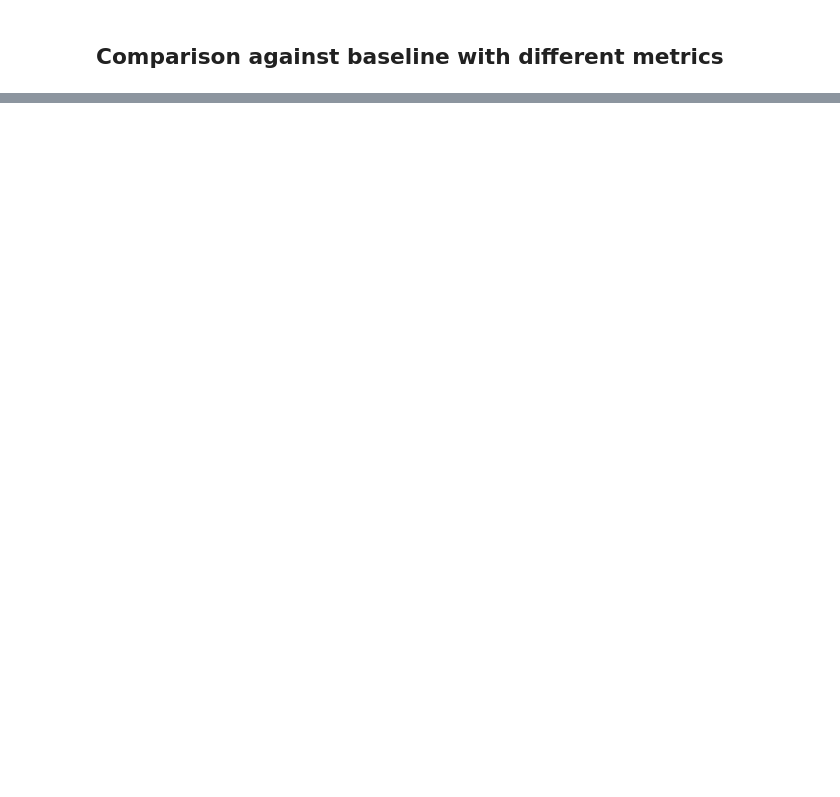
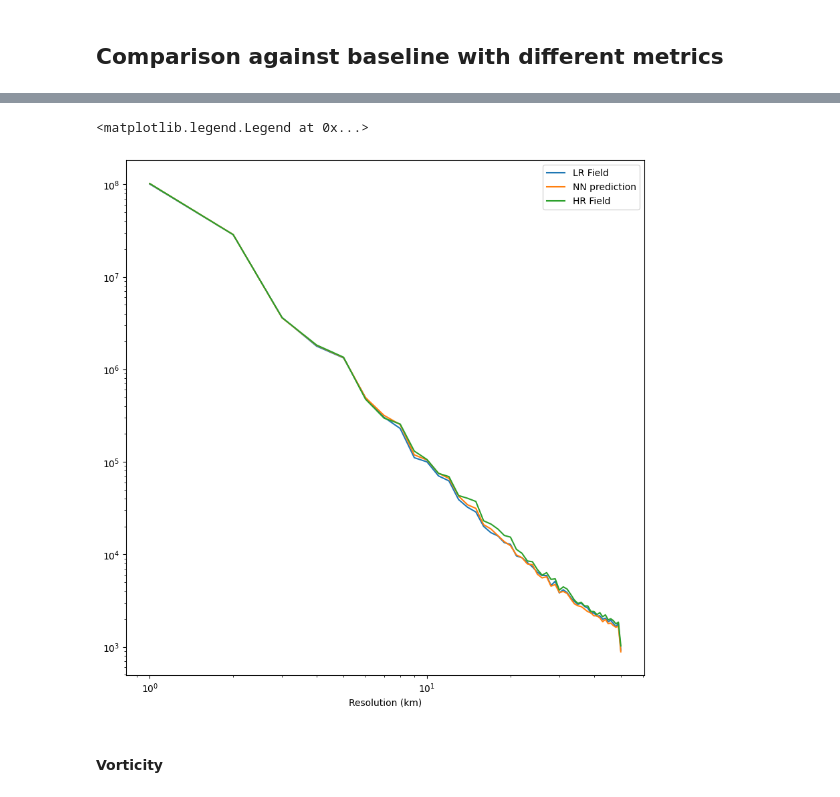
Before and after one commit to AntoineBernigaud/Super_Resolution_Data_Assimilation, a Jupyter notebook: Test_ResUnet.ipynb, the cells around one changed output, grey strips where cells are left out. Cells and saved outputs as stored; diff of their text form; code cells hidden in the pictures; blank space fills up the shorter version.

```diff
--- a/Test_ResUnet.ipynb
+++ b/Test_ResUnet.ipynb
@@ -398,0 +396,9 @@ SSIM: Unet Prediction has the better result.
+# %%
+# We need to select a square region without mask
+range_rowsHR = slice(210, 310)
+range_colsHR = slice(515, 615)
+subregion_len = range_colsHR.stop - range_colsHR.start
+
+plot_fld('NN prediction',predict[range_rowsHR,range_colsHR], 12)
+plot_fld('HR',y[range_rowsHR,range_colsHR], 12)
+plot_fld('LR',X[range_rowsHR,range_colsHR], 12)
@@ -398,0 +409,30 @@ SSIM: Unet Prediction has the better result.
+# %%
+klr, Alr = power_spectrum(X[range_rowsHR,range_colsHR])
+knn, Ann = power_spectrum(predict[range_rowsHR,range_colsHR])
+khr, Ahr = power_spectrum(y[range_rowsHR,range_colsHR])
+
+fig, ax = plt.subplots(figsize=(10,10))
+
+ax.set_xscale('log')
+ax.set_xlabel('Resolution (km)')
+
+kpredic_km = 6*subregion_len/khr
+num_labels = 10
+step =len(kpredic_km) // num_labels
+reduced_ticks_predict = khr[::step]
+reduced_ticks_km = kpredic_km[::step]
+
+ax.set_xticks(reduced_ticks_predict)
+ax.set_xticklabels([f'{int(x_km)}' for x_km in reduced_ticks_km])
+
+#ax.loglog(kwhite, Awhite)
+ax.loglog(klr, Alr, label='LR Field')
+ax.loglog(knn, Ann, label='NN prediction')
+ax.loglog(khr, Ahr, label='HR Field')
+
+ax.legend()
+# %% [output]
+<matplotlib.legend.Legend at 0x...>
+[figure, added]
+# %% [markdown]
+#### Vorticity
```
Also changed, not shown: parts of 27 cells of this notebook, 8 other files.
